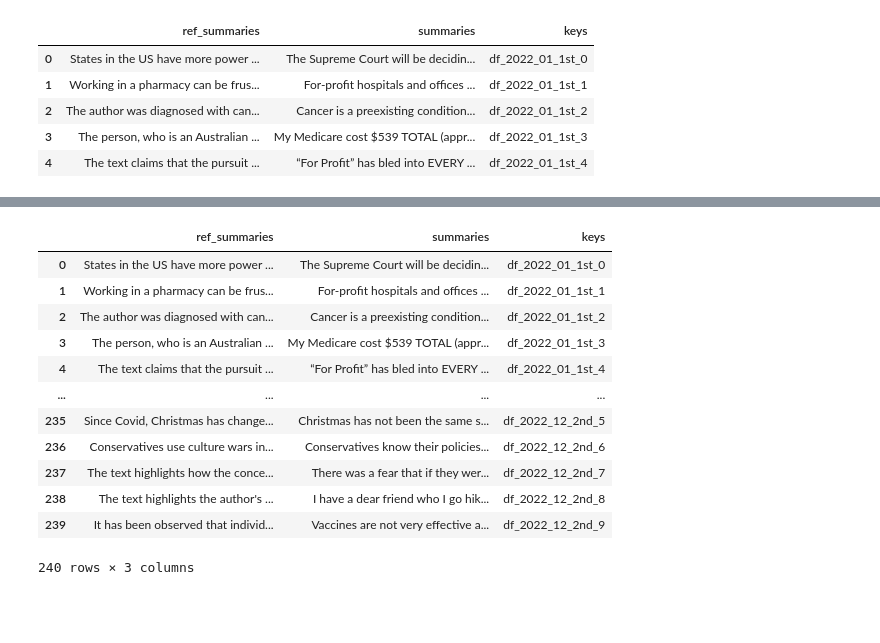
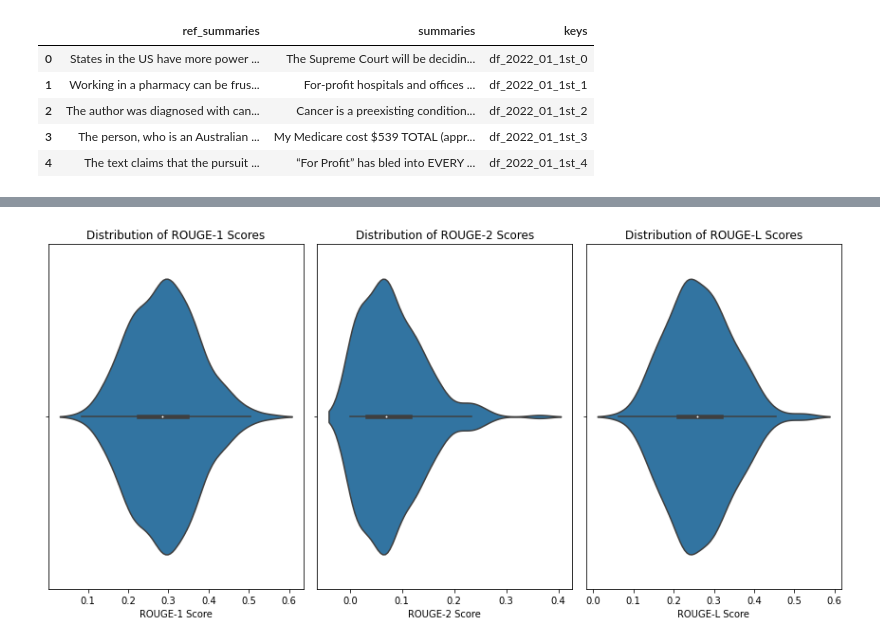
Before and after one commit to gu-dsan6000/fall-2023-reddit-project-team-17, a Jupyter notebook: code/project-ml/topic-summarization-and-sentiment.ipynb, the cells around one changed output, grey strips where cells are left out. Saved outputs shown, nothing was run; the diff lists cells and outputs as text; code cells hidden in the pictures; blank space fills up the shorter version.

```diff
--- a/code/project-ml/topic-summarization-and-sentiment.ipynb
+++ b/code/project-ml/topic-summarization-and-sentiment.ipynb
@@ -353,16 +355,27 @@ df.head()
-# %%
-df
-# %% [output]
-|  | ref_summaries | summaries | keys |
-| 0 | States in the US have more power ... | The Supreme Court will be decidin... | df_2022_01_1st_0 |
-| 1 | Working in a pharmacy can be frus... | For-profit hospitals and offices ... | df_2022_01_1st_1 |
-| 2 | The author was diagnosed with can... | Cancer is a preexisting condition... | df_2022_01_1st_2 |
-| 3 | The person, who is an Australian ... | My Medicare cost $539 TOTAL (appr... | df_2022_01_1st_3 |
-| 4 | The text claims that the pursuit ... | “For Profit” has bled into EVERY ... | df_2022_01_1st_4 |
-| ... | ... | ... | ... |
-| 235 | Since Covid, Christmas has change... | Christmas has not been the same s... | df_2022_12_2nd_5 |
-| 236 | Conservatives use culture wars in... | Conservatives know their policies... | df_2022_12_2nd_6 |
-| 237 | The text highlights how the conce... | There was a fear that if they wer... | df_2022_12_2nd_7 |
-| 238 | The text highlights the author's ... | I have a dear friend who I go hik... | df_2022_12_2nd_8 |
-| 239 | It has been observed that individ... | Vaccines are not very effective a... | df_2022_12_2nd_9 |
-240 rows × 3 columns
+# %%
+import matplotlib.pyplot as plt
+import seaborn as sns
+
+plt.figure(figsize=(12, 6))
+
+#create subplots for ROUGE 1,2, and L
+plt.subplot(1, 3, 1)
+sns.violinplot(x='rouge_score_1', data=df)
+plt.xlabel('ROUGE-1 Score')
+plt.title('Distribution of ROUGE-1 Scores')
+
+plt.subplot(1, 3, 2)
+sns.violinplot(x='rouge_score_2', data=df)
+plt.xlabel('ROUGE-2 Score')
+plt.title('Distribution of ROUGE-2 Scores')
+
+plt.subplot(1, 3, 3)
+sns.violinplot(x='rouge_score_l', data=df)
+plt.xlabel('ROUGE-L Score')
+plt.title('Distribution of ROUGE-L Scores')
+
+# Adjust layout and show the plots
+plt.tight_layout()
+plt.show()
+# %% [output]
+[figure, added]
```
Also changed, not shown: parts of 2 cells of this notebook.
